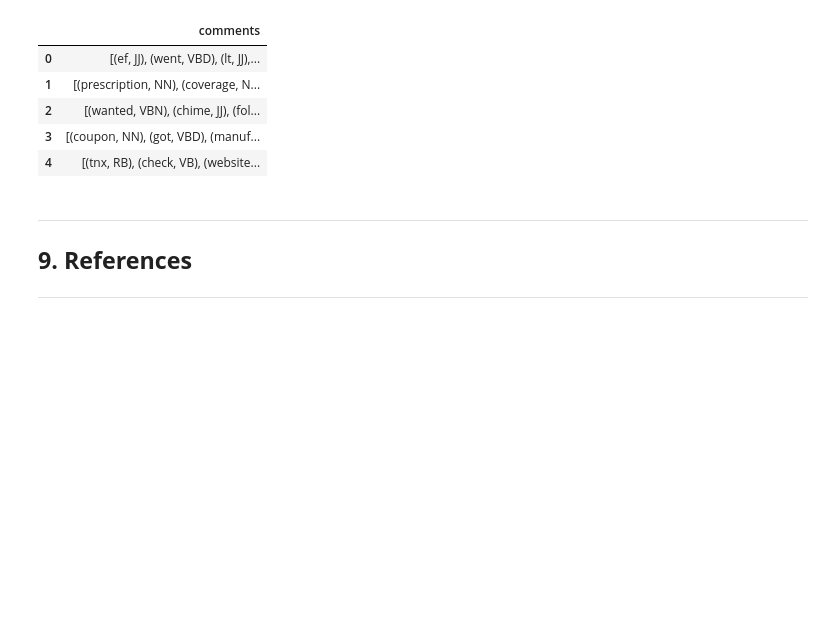
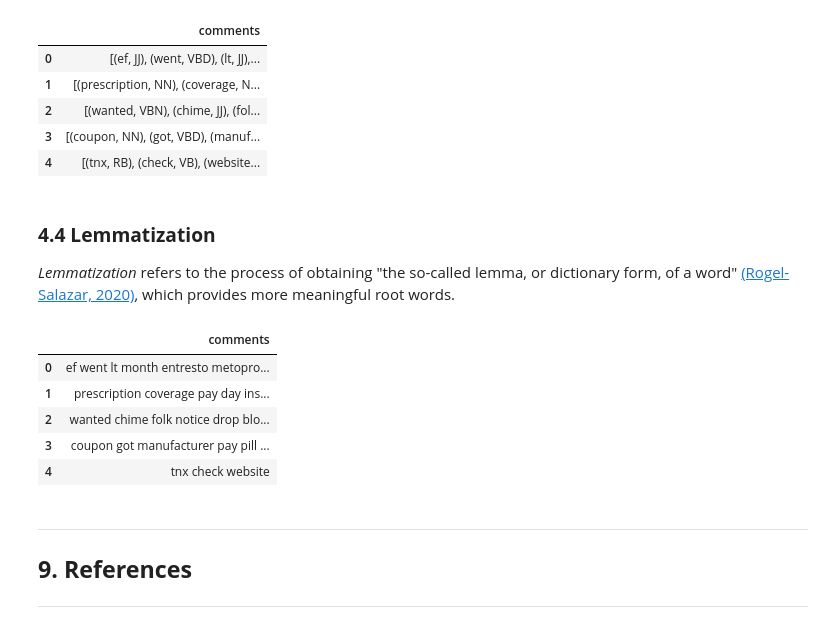
Before and after one commit to DanielEduardoLopez/SentimentAnalysisEntresto, a Jupyter notebook: notebooks/SentimentAnalysisEntresto.ipynb, the cells around one changed output. Drawn from its saved outputs; the diff is of its cells as text; code cells hidden in the pictures; blank space fills up the shorter version.

Commit message:
Added lemmatization

```diff
--- a/notebooks/SentimentAnalysisEntresto.ipynb
+++ b/notebooks/SentimentAnalysisEntresto.ipynb
@@ -412,6 +415,20 @@ df.head()
 | 2 | [(wanted, VBN), (chime, JJ), (fol... |
 | 3 | [(coupon, NN), (got, VBD), (manuf... |
 | 4 | [(tnx, RB), (check, VB), (website... |
+# %% [markdown]
+### **4.4 Lemmatization** <a class="anchor" id="lemmatization"></a>
+
+*Lemmatization* refers to the process of obtaining "the so-called lemma, or dictionary form, of a word" [(Rogel-Salazar, 2020)](#rogel), which provides more meaningful root words.
+# %%
+df.comments = df.comments.apply(preprocessing.lemmatize_text)
+df.head()
+# %% [output]
+|  | comments |
+| 0 | ef went lt month entresto metopro... |
+| 1 | prescription coverage pay day ins... |
+| 2 | wanted chime folk notice drop blo... |
+| 3 | coupon got manufacturer pay pill ... |
+| 4 | tnx check website |
 # %% [markdown]
 <a class="anchor" id="references"></a>
 ___
```
Also changed, not shown: parts of 4 cells of this notebook.
